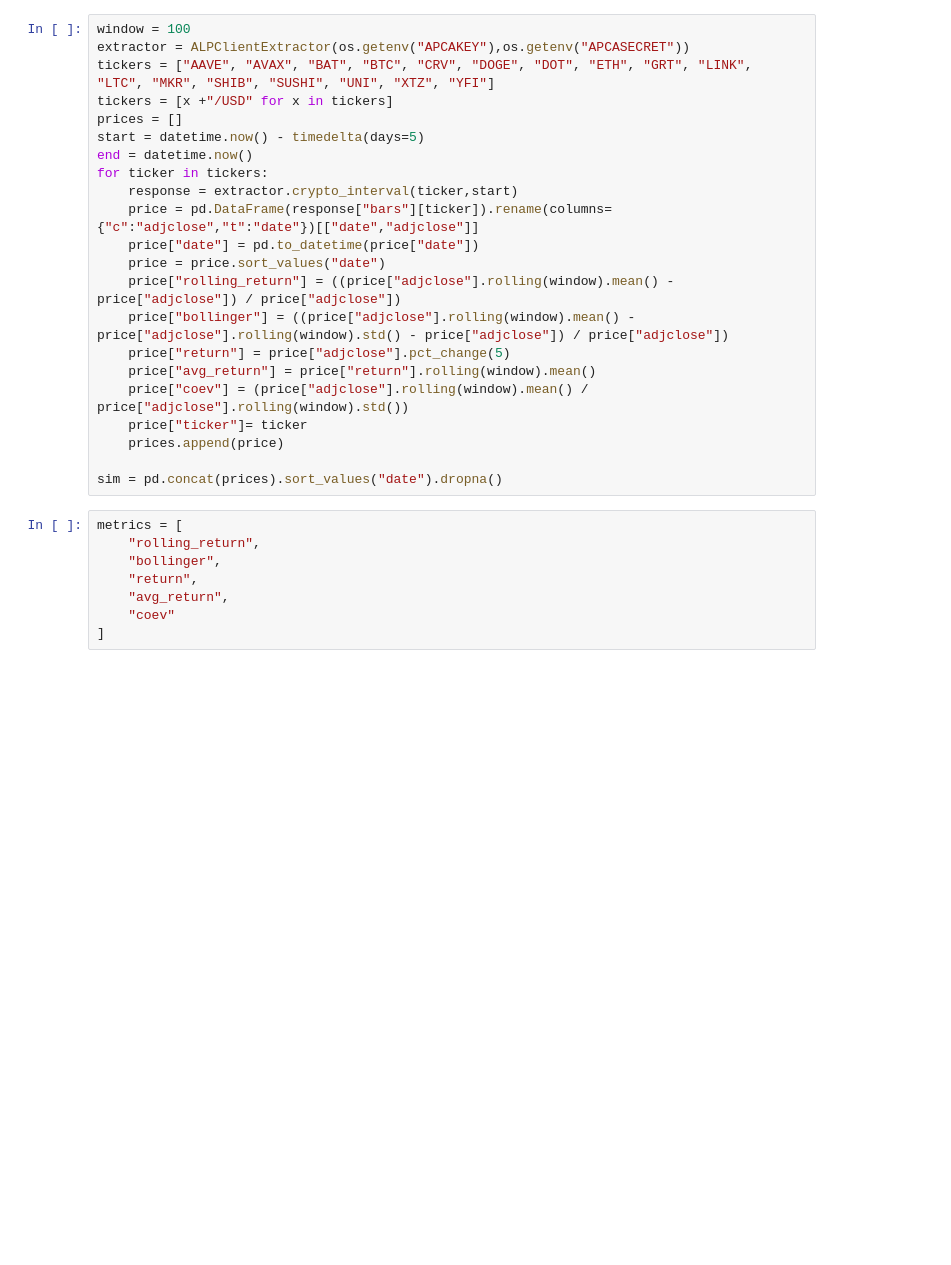
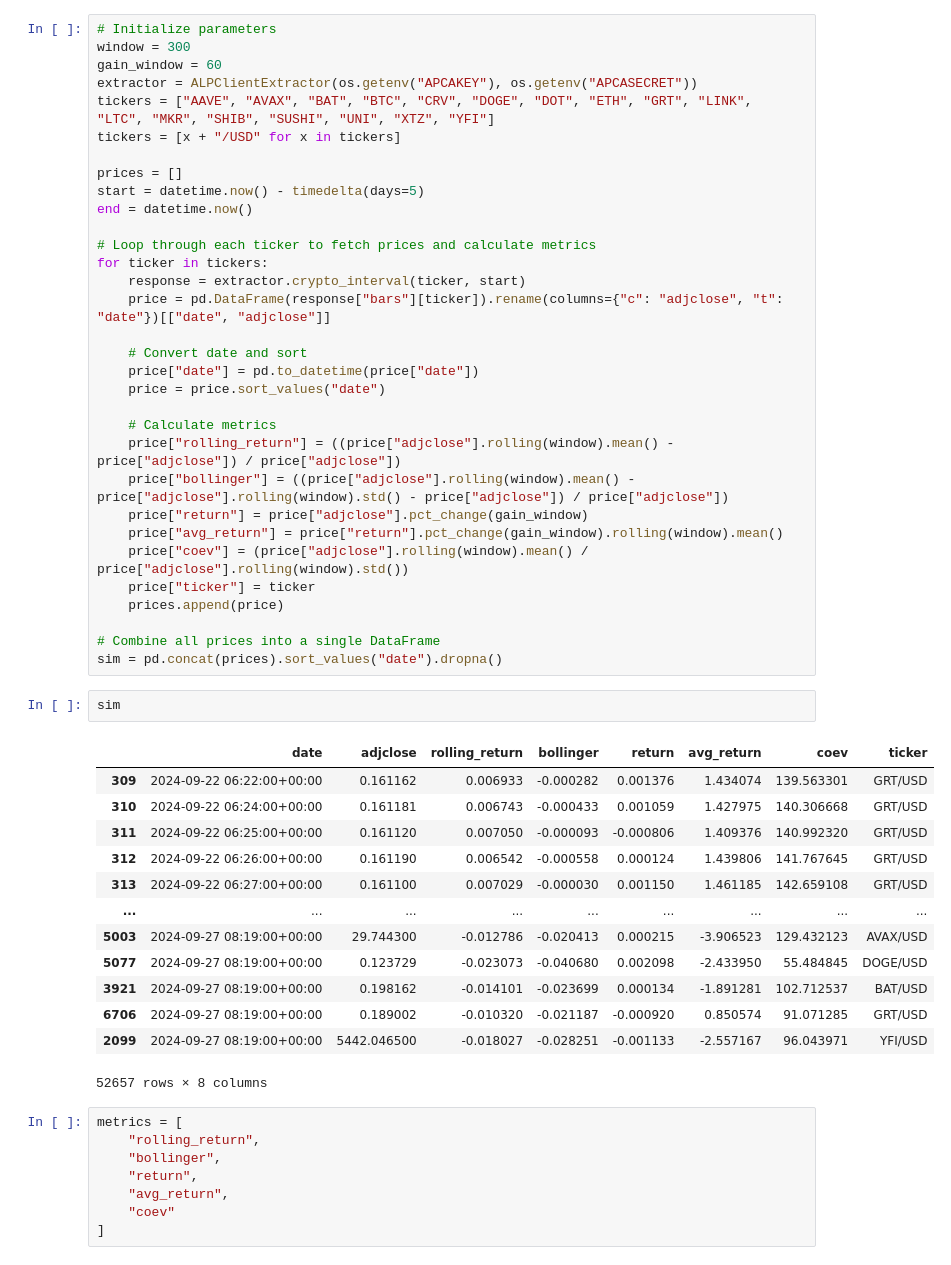
Before and after one commit to chung-ejy/sapling, a Jupyter notebook: crypto_backtesting.ipynb, the cells around one changed output. Cells and saved outputs as stored; diff of their text form; blank space fills up the shorter version.

```diff
--- a/crypto_backtesting.ipynb
+++ b/crypto_backtesting.ipynb
@@ -15,25 +16,51 @@ import numpy as np
 # %%
-window = 100
-extractor = ALPClientExtractor(os.getenv("APCAKEY"),os.getenv("APCASECRET"))
+# Initialize parameters
+window = 300
+gain_window = 60
+extractor = ALPClientExtractor(os.getenv("APCAKEY"), os.getenv("APCASECRET"))
 tickers = ["AAVE", "AVAX", "BAT", "BTC", "CRV", "DOGE", "DOT", "ETH", "GRT", "LINK", "LTC", "MKR", "SHIB", "SUSHI", "UNI", "XTZ", "YFI"]
-tickers = [x +"/USD" for x in tickers]
+tickers = [x + "/USD" for x in tickers]
+
 prices = []
 start = datetime.now() - timedelta(days=5)
 end = datetime.now()
+
+# Loop through each ticker to fetch prices and calculate metrics
 for ticker in tickers:
-    response = extractor.crypto_interval(ticker,start)
-    price = pd.DataFrame(response["bars"][ticker]).rename(columns={"c":"adjclose","t":"date"})[["date","adjclose"]]
+    response = extractor.crypto_interval(ticker, start)
+    price = pd.DataFrame(response["bars"][ticker]).rename(columns={"c": "adjclose", "t": "date"})[["date", "adjclose"]]
+
+    # Convert date and sort
     price["date"] = pd.to_datetime(price["date"])
     price = price.sort_values("date")
+
+    # Calculate metrics
     price["rolling_return"] = ((price["adjclose"].rolling(window).mean() - price["adjclose"]) / price["adjclose"])
     price["bollinger"] = ((price["adjclose"].rolling(window).mean() - price["adjclose"].rolling(window).std() - price["adjclose"]) / price["adjclose"])
-    price["return"] = price["adjclose"].pct_change(5)
-    price["avg_return"] = price["return"].rolling(window).mean()
+    price["return"] = price["adjclose"].pct_change(gain_window)
+    price["avg_return"] = price["return"].pct_change(gain_window).rolling(window).mean()
     price["coev"] = (price["adjclose"].rolling(window).mean() / price["adjclose"].rolling(window).std())
-    price["ticker"]= ticker
+    price["ticker"] = ticker
     prices.append(price)
 
+# Combine all prices into a single DataFrame
 sim = pd.concat(prices).sort_values("date").dropna()
+# %%
+sim
+# %% [output]
+|  | date | adjclose | rolling_return | bollinger | return | avg_return | coev | ticker |
+| 309 | 2024-09-22 06:22:00+00:00 | 0.161162 | 0.006933 | -0.000282 | 0.001376 | 1.434074 | 139.563301 | GRT/USD |
+| 310 | 2024-09-22 06:24:00+00:00 | 0.161181 | 0.006743 | -0.000433 | 0.001059 | 1.427975 | 140.306668 | GRT/USD |
+| 311 | 2024-09-22 06:25:00+00:00 | 0.161120 | 0.007050 | -0.000093 | -0.000806 | 1.409376 | 140.992320 | GRT/USD |
+| 312 | 2024-09-22 06:26:00+00:00 | 0.161190 | 0.006542 | -0.000558 | 0.000124 | 1.439806 | 141.767645 | GRT/USD |
+| 313 | 2024-09-22 06:27:00+00:00 | 0.161100 | 0.007029 | -0.000030 | 0.001150 | 1.461185 | 142.659108 | GRT/USD |
+| ... | ... | ... | ... | ... | ... | ... | ... | ... |
+| 5003 | 2024-09-27 08:19:00+00:00 | 29.744300 | -0.012786 | -0.020413 | 0.000215 | -3.906523 | 129.432123 | AVAX/USD |
+| 5077 | 2024-09-27 08:19:00+00:00 | 0.123729 | -0.023073 | -0.040680 | 0.002098 | -2.433950 | 55.484845 | DOGE/USD |
+| 3921 | 2024-09-27 08:19:00+00:00 | 0.198162 | -0.014101 | -0.023699 | 0.000134 | -1.891281 | 102.712537 | BAT/USD |
+| 6706 | 2024-09-27 08:19:00+00:00 | 0.189002 | -0.010320 | -0.021187 | -0.000920 | 0.850574 | 91.071285 | GRT/USD |
+| 2099 | 2024-09-27 08:19:00+00:00 | 5442.046500 | -0.018027 | -0.028251 | -0.001133 | -2.557167 | 96.043971 | YFI/USD |
+52657 rows × 8 columns
 # %%
 metrics = [
     "rolling_return",
```
Also changed, not shown: parts of 3 cells of this notebook, 1 other file.
